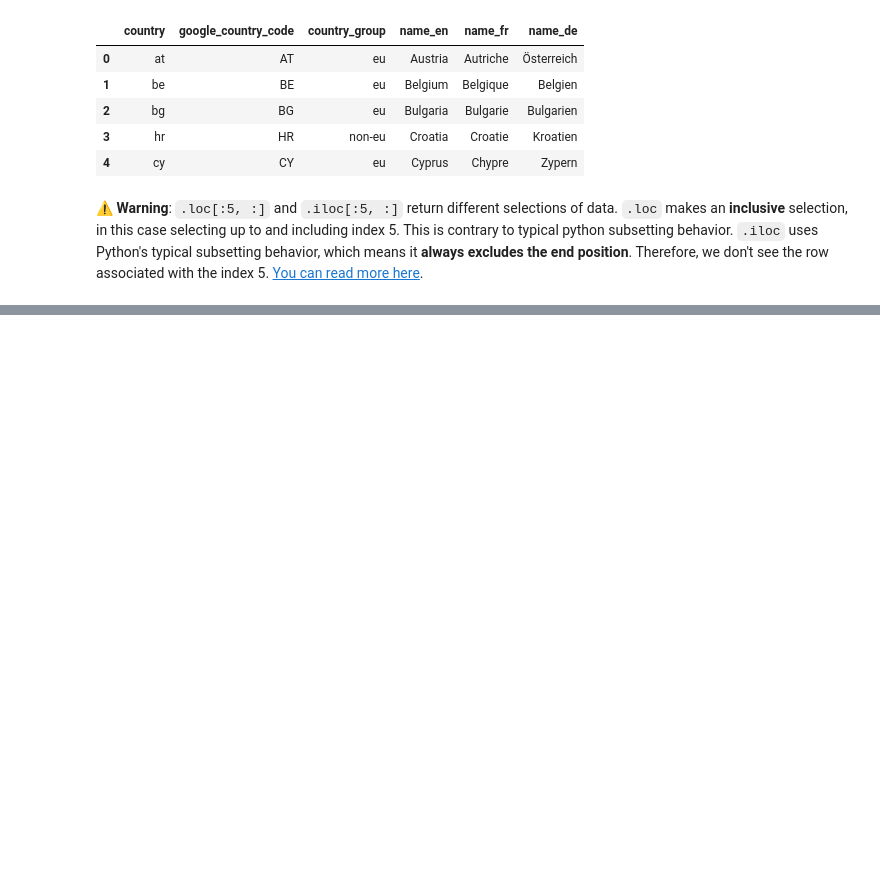
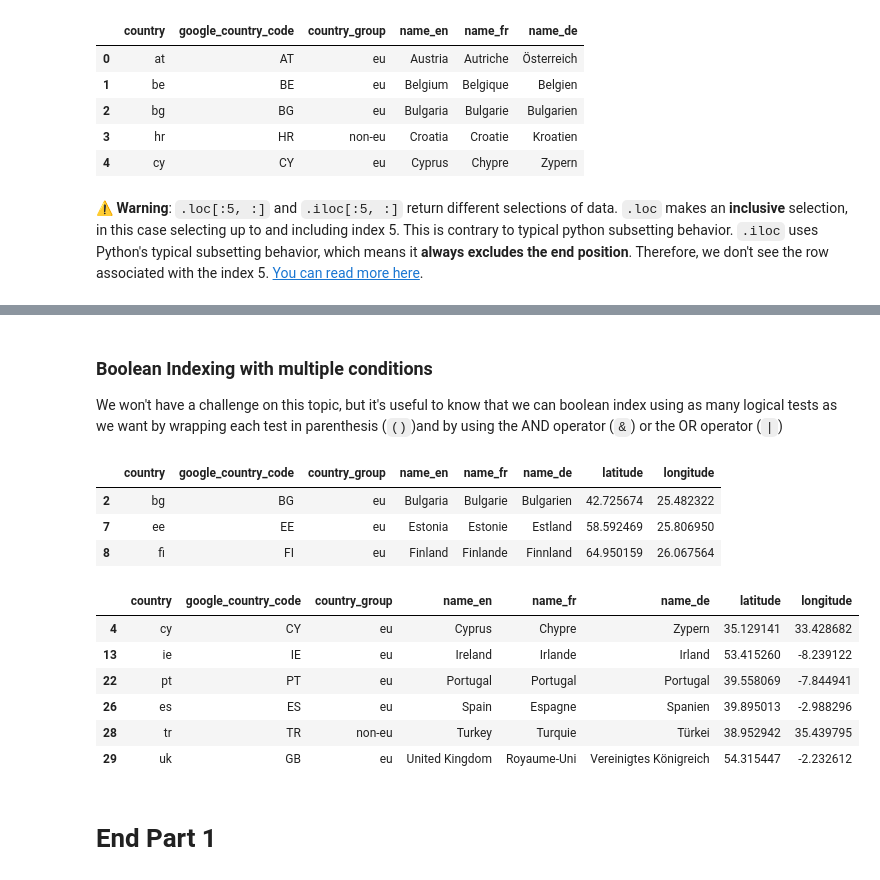
Before and after one commit to dlab-berkeley/Python-Data-Wrangling, a Jupyter notebook: lessons/01_python_data_wrangling - REDO.ipynb, the cells around one changed output, grey strips where cells are left out. Drawn from its saved outputs; the diff is of its cells as text; code cells hidden in the pictures; blank space fills up the shorter version.

Commit message:
part 2 added

```diff
--- a/lessons/01_python_data_wrangling - REDO.ipynb
+++ b/lessons/01_python_data_wrangling - REDO.ipynb
@@ -1125,0 +496,24 @@ Note that there are some dates for which we lack data on Spain's unemployment ra
+# %% [markdown]
+### Boolean Indexing with multiple conditions
+We won't have a challenge on this topic, but it's useful to know that we can boolean index using as many logical tests as we want by wrapping each test in parenthesis (`()`)and by using the AND operator (`&`) or the OR operator (`|`)
+# %%
+# Select the countries with longitude greater than 25 but less than 30
+countries[(countries['longitude'] > 25) & (countries['longitude'] < 30)]
+# %% [output]
+|  | country | google_country_code | country_group | name_en | name_fr | name_de | latitude | longitude |
+| 2 | bg | BG | eu | Bulgaria | Bulgarie | Bulgarien | 42.725674 | 25.482322 |
+| 7 | ee | EE | eu | Estonia | Estonie | Estland | 58.592469 | 25.806950 |
+| 8 | fi | FI | eu | Finland | Finlande | Finnland | 64.950159 | 26.067564 |
+# %%
+# Select the countries with longitude greater than 25 but less than 30
+countries[(countries['longitude'] > 30) | (countries['longitude'] < 0)]
+# %% [output]
+|  | country | google_country_code | country_group | name_en | name_fr | name_de | latitude | longitude |
+| 4 | cy | CY | eu | Cyprus | Chypre | Zypern | 35.129141 | 33.428682 |
+| 13 | ie | IE | eu | Ireland | Irlande | Irland | 53.415260 | -8.239122 |
+| 22 | pt | PT | eu | Portugal | Portugal | Portugal | 39.558069 | -7.844941 |
+| 26 | es | ES | eu | Spain | Espagne | Spanien | 39.895013 | -2.988296 |
+| 28 | tr | TR | non-eu | Turkey | Turquie | Türkei | 38.952942 | 35.439795 |
+| 29 | uk | GB | eu | United Kingdom | Royaume-Uni | Vereinigtes Königreich | 54.315447 | -2.232612 |
+# %% [markdown]
+# End Part 1
```
Also changed, not shown: parts of 187 cells of this notebook, 2 other files.
